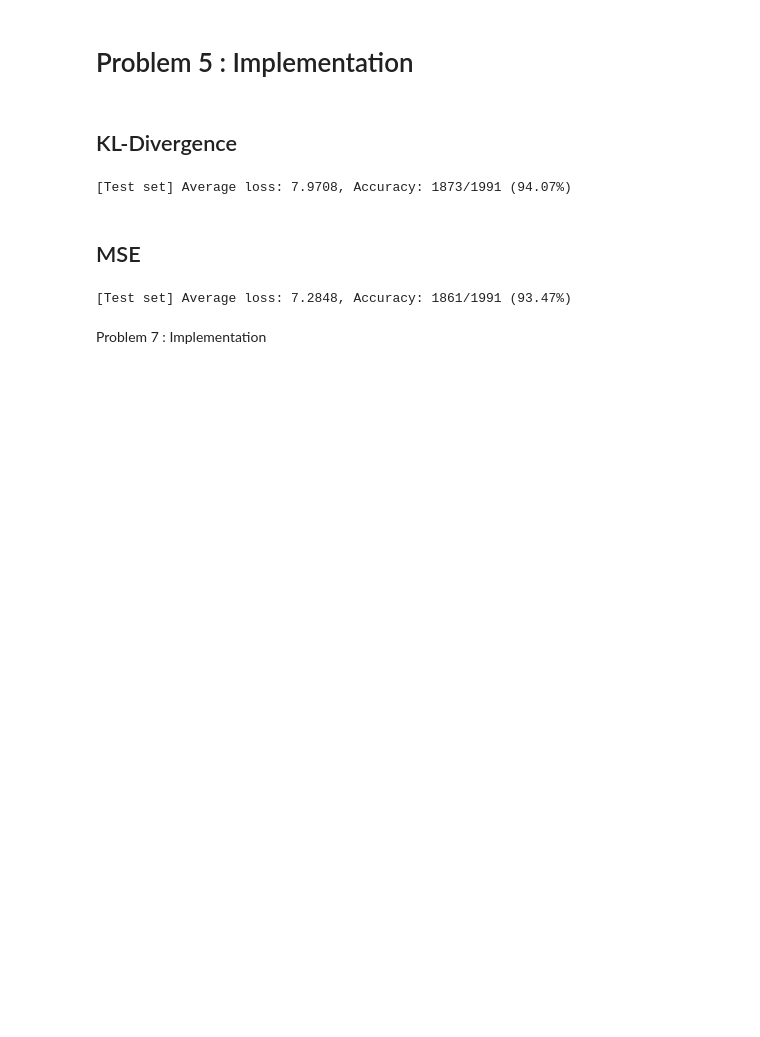
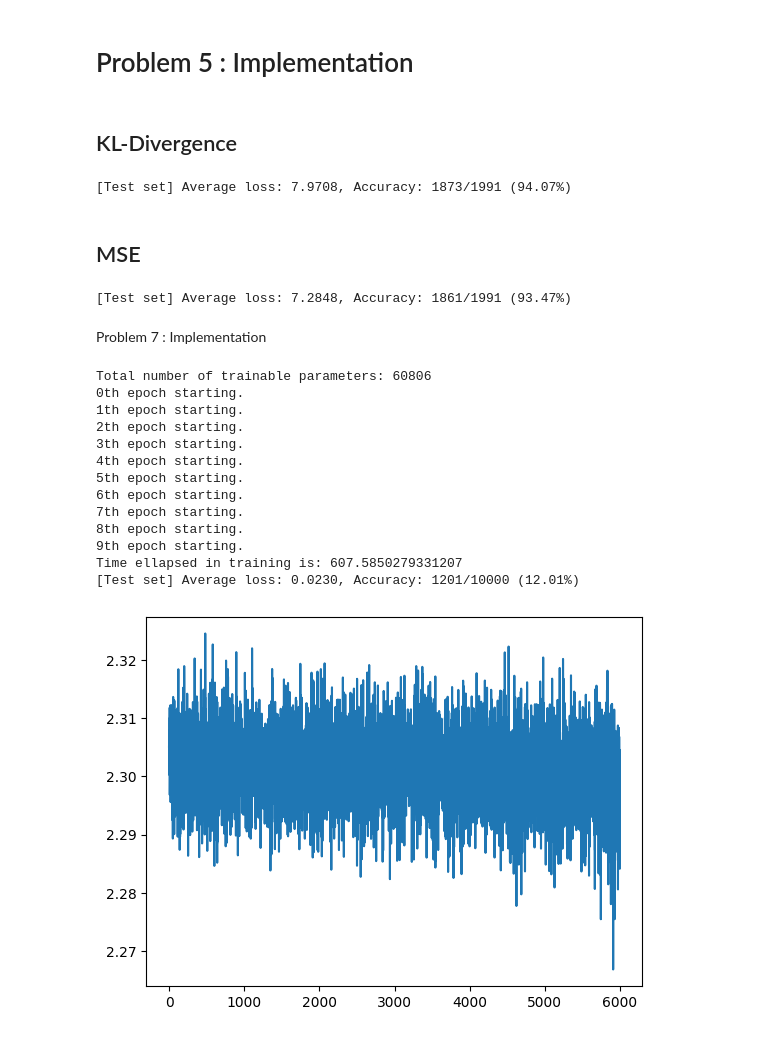
Before and after one commit to jmSNU/DNN, a Jupyter notebook: hw4/hw4.ipynb, the cells around one changed output. Saved outputs shown, nothing was run; the diff lists cells and outputs as text; code cells hidden in the pictures; blank space fills up the shorter version.

```diff
--- a/hw4/hw4.ipynb
+++ b/hw4/hw4.ipynb
@@ -258,6 +258,7 @@ from torch.optim import Optimizer
 from torch.utils.data import DataLoader
 from torchvision import datasets
 from torchvision.transforms import transforms
+import matplotlib.pyplot as plt
 
 device = torch.device("cuda" if torch.cuda.is_available() else "cpu")
 
@@ -309,11 +310,25 @@ class C3_layer(nn.Module):
                         [1, 2, 4, 5],
                         [0, 2, 3, 5]] # filter with 4 subset of input channels
         # put implementation here
-        pass
-
+        self.linear = nn.ModuleList()
+        for _ in range(6):
+            self.linear.append(nn.Conv2d(in_channels=3, out_channels=1,kernel_size=(5,5)))
+        for _ in range(9):
+            self.linear.append(nn.Conv2d(in_channels=4, out_channels=1,kernel_size=(5,5)))
+        self.linear.append(nn.Conv2d(in_channels=6, out_channels=1, kernel_size=(5,5)))
     def forward(self, x):
         # put implementation here
-        pass
+        output = torch.tensor([])
+        for i in range(16):
+            layer = self.linear[i]
+            if i < 6:
+                inputs = x[:,self.ch_in_3[i],:,:]
+            elif i>=6 and i<15:
+                inputs = x[:,self.ch_in_4[i-6],:,:]
+            else:
+                inputs = x
+            output = torch.cat([output, layer(inputs)])
+        return output
 
 class LeNet(nn.Module) :
     def __init__(self) :
@@ -328,7 +343,7 @@ class LeNet(nn.Module) :
                 nn.Tanh()
                 )
         self.C3_layer = nn.Sequential(
-                #C3_layer_full(),
+                # C3_layer_full(),
                 C3_layer(),
                 nn.Tanh()
                 )
@@ -374,7 +389,7 @@ print(f"Total number of trainable parameters: {param_ct}")
 Step 4
 '''
 train_loader = torch.utils.data.DataLoader(dataset=train_dataset, batch_size=100, shuffle=True)
-
+losses = []
 import time
 start = time.time()
 for epoch in range(10) :
@@ -384,31 +399,49 @@ for epoch in range(10) :
 
         optimizer.zero_grad()
         train_loss = loss_function(model(images), labels)
+        losses.append(train_loss.item())
         train_loss.backward()
 
         optimizer.step()
 end = time.time()
 print("Time ellapsed in training is: {}".format(end - start))
+
+plt.plot(range(6000),losses)
 
 
 '''
 Step 5
 '''
 test_loss, correct, total = 0, 0, 0
 
 test_loader = torch.utils.data.DataLoader(dataset=test_dataset, batch_size=100, shuffle=False)
 
 for images, labels in test_loader :
     images, labels = images.to(device), labels.to(device)
 
     output = model(images)
     test_loss += loss_function(output, labels).item()
 
     pred = output.max(1, keepdim=True)[1]
     correct += pred.eq(labels.view_as(pred)).sum().item()
 
     total += labels.size(0)
 
 print('[Test set] Average loss: {:.4f}, Accuracy: {}/{} ({:.2f}%)\n'.format(
         test_loss /total, correct, total,
         100. * correct / total))
+# %% [output]
+Total number of trainable parameters: 60806
+0th epoch starting.
+1th epoch starting.
+2th epoch starting.
+3th epoch starting.
+4th epoch starting.
+5th epoch starting.
+6th epoch starting.
+7th epoch starting.
+8th epoch starting.
+9th epoch starting.
+Time ellapsed in training is: 607.5850279331207
+[Test set] Average loss: 0.0230, Accuracy: 1201/10000 (12.01%)
+[figure, added]
```
Also changed, not shown: 1 other file.
